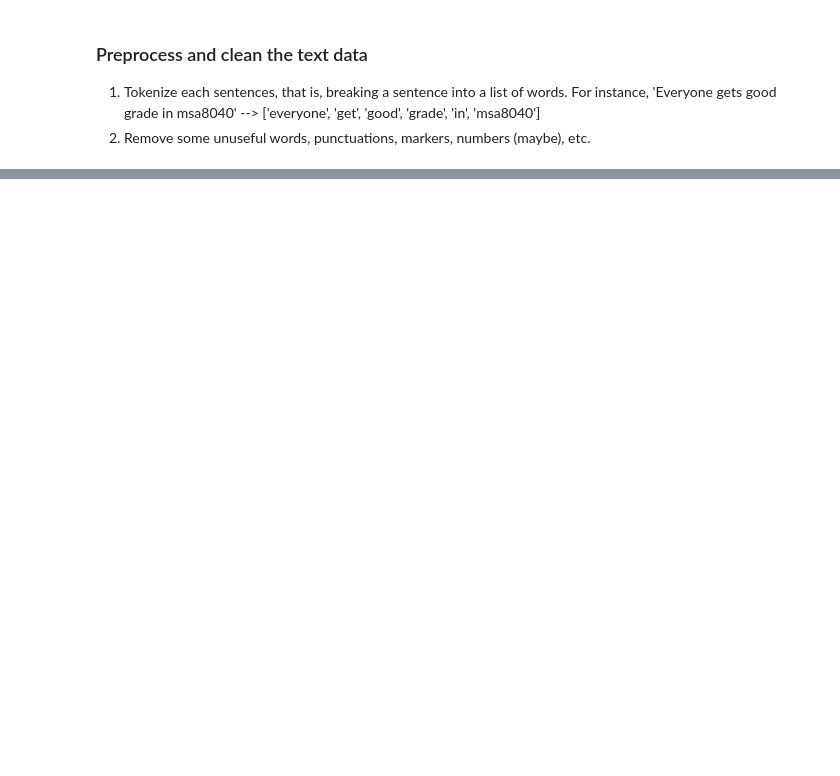
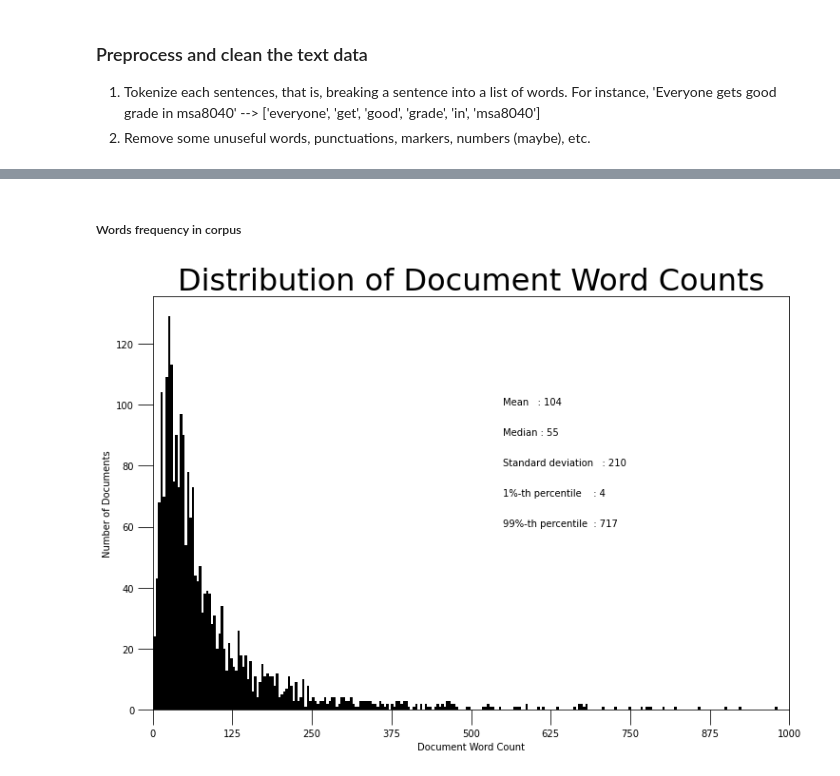
Before and after one commit to houpingx/DataManagement, a Jupyter notebook: Textual_Analysis_Topic_Modeling.ipynb, the cells around one changed output, grey strips where cells are left out. Saved outputs shown, nothing was run; the diff lists cells and outputs as text; code cells hidden in the pictures; blank space fills up the shorter version.

```diff
--- a/Textual_Analysis_Topic_Modeling.ipynb
+++ b/Textual_Analysis_Topic_Modeling.ipynb
@@ -290,0 +191,2 @@ vector = model.wv['computer']  # numpy vector of a word
+# %%
+id2word = corpora.Dictionary(data_clean);
@@ -290,0 +208,2 @@ vector = model.wv['computer']  # numpy vector of a word
+# %%
+corpus = [id2word.doc2bow(text) for text in data_clean]
@@ -290,0 +232,11 @@ vector = model.wv['computer']  # numpy vector of a word
+# %%
+lda_model = gensim.models.ldamodel.LdaModel(corpus=corpus, # the corpus representation
+                                           id2word=id2word, # the dictionary extracted from the corpus
+                                           num_topics=4, # hyper parameter: how many topics do we want
+                                           random_state=100, # this serves as a seed (in case you wanted to repeat exactly the training process)
+                                           update_every=1, # update the model every update_every chunksize chunks (essentially, this is for memory consumption optimization)
+                                           chunksize=10, # number of documents to consider at once (affects the memory consumption)
+                                           passes=10, # how many times the algorithm is supposed to pass over the whole corpus
+                                           alpha='symmetric',
+                                           iterations=100,
+                                           per_word_topics=True) #setting this to True allows for extraction of the most likely topics given a word. The training process is set in such a way that every word will be assigned to a topic. Otherwise, words that are not indicative are going to be omitted.
@@ -290,0 +288,7 @@ vector = model.wv['computer']  # numpy vector of a word
+# %%
+topics_keywords = format_topics_sentences(ldamodel=lda_model, corpus=corpus, texts=data_clean)
+
+# Format
+dominant_topic = topics_keywords.reset_index()
+dominant_topic.columns = ['Document Id', 'Main Topic Id', 'Main Topic Percentage', 'Keywords', 'Text']
+dominant_topic.head(5)
@@ -290,0 +343,21 @@ vector = model.wv['computer']  # numpy vector of a word
+# %% [markdown]
+##### Words frequency in corpus
+# %%
+doc_lens = [len(d) for d in dominant_topic.Text]
+
+# Plot
+plt.figure(figsize=(12,8))
+plt.hist(doc_lens, bins = 1000, color='k')
+plt.text(550, 100, "Mean   : " + str(round(np.mean(doc_lens))))
+plt.text(550,  90, "Median : " + str(round(np.median(doc_lens))))
+plt.text(550,  80, "Standard deviation   : " + str(round(np.std(doc_lens))))
+plt.text(550,  70, "1%-th percentile    : " + str(round(np.quantile(doc_lens, q=0.01))))
+plt.text(550,  60, "99%-th percentile  : " + str(round(np.quantile(doc_lens, q=0.99))))
+
+plt.gca().set(xlim=(0, 1000), ylabel='Number of Documents', xlabel='Document Word Count')
+plt.tick_params(size=16)
+plt.xticks(np.linspace(0,1000,9))
+plt.title('Distribution of Document Word Counts', fontdict=dict(size=32))
+plt.show()
+# %% [output]
+[figure, added]
```
Also changed, not shown: parts of 107 cells of this notebook.
